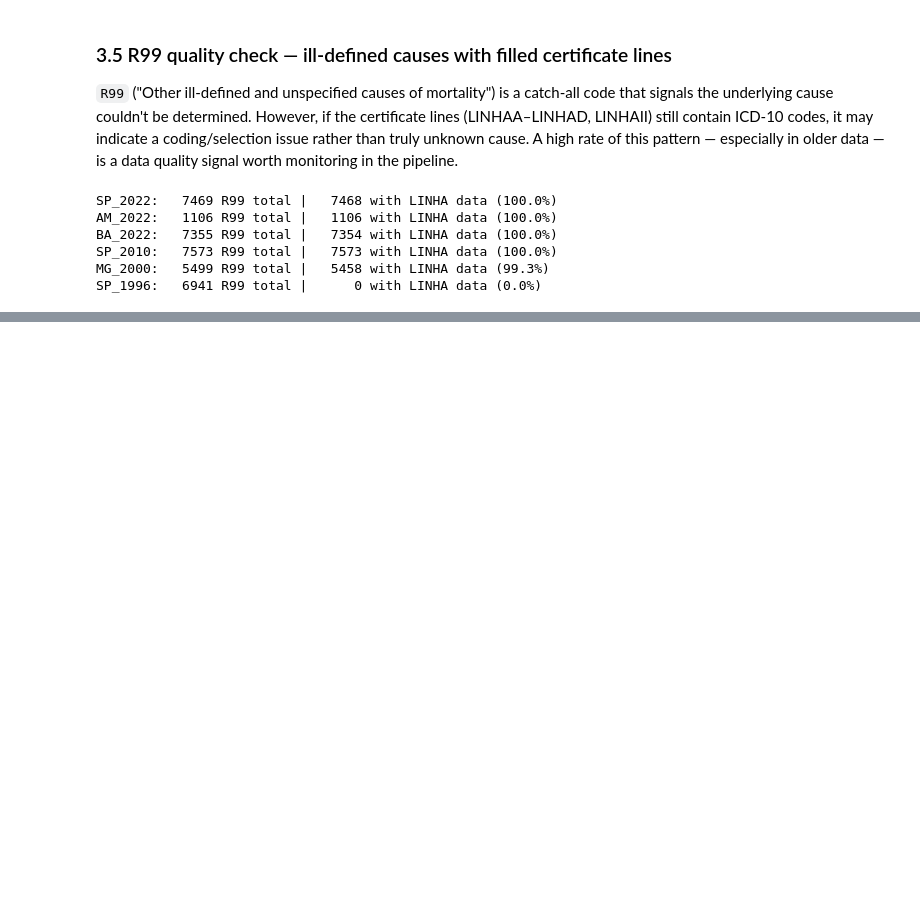
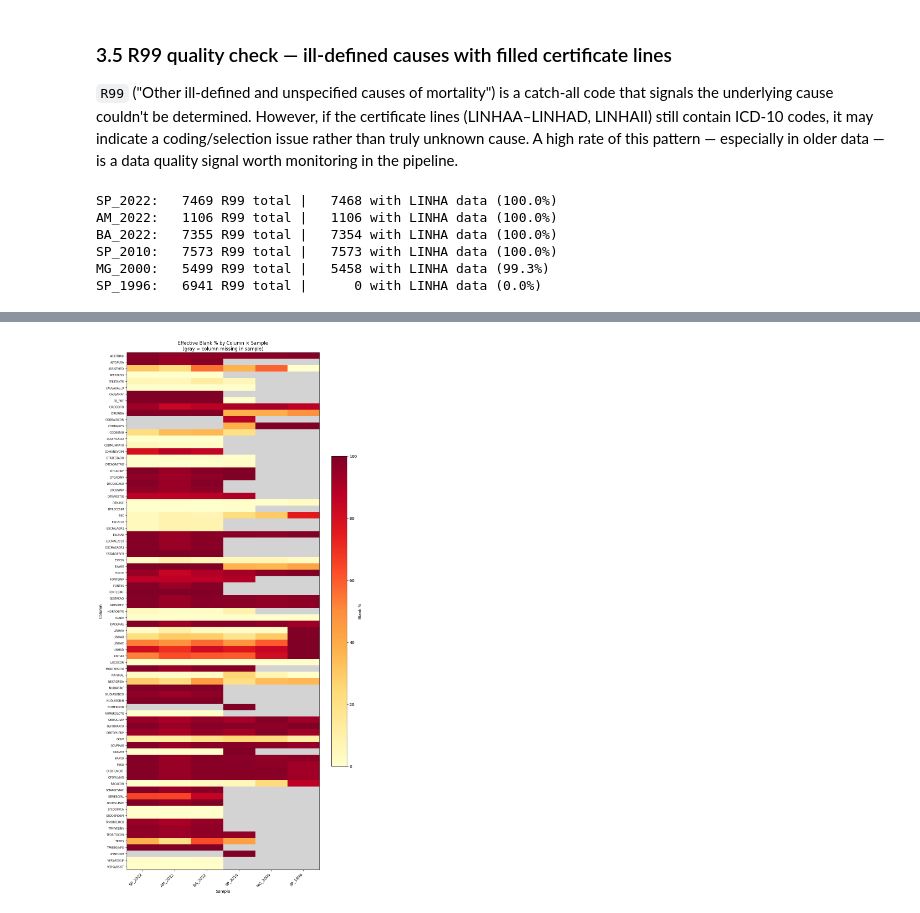
Before and after one commit to RenanGroot/datasus-ai-quality-gate, a Jupyter notebook: notebooks/ingestion_prototype.ipynb, the cells around one changed output, grey strips where cells are left out. Drawn from its saved outputs; the diff is of its cells as text; code cells hidden in the pictures; blank space fills up the shorter version.

```diff
--- a/notebooks/ingestion_prototype.ipynb
+++ b/notebooks/ingestion_prototype.ipynb
@@ -555,0 +568,47 @@ SP_1996:   6941 R99 total |      0 with LINHA data (0.0%)
+# %%
+# Compute effective blank % (empty + whitespace-only + null) per column per sample
+# Use the union of all columns across samples
+all_cols = sorted(set().union(*(d.columns for d in dataframes.values())))
+
+blank_pct = pd.DataFrame(index=all_cols, columns=list(dataframes.keys()), dtype=float)
+
+for name, d in dataframes.items():
+    total = len(d)
+    for col in all_cols:
+        if col not in d.columns:
+            blank_pct.loc[col, name] = np.nan  # column doesn't exist in this sample
+        else:
+            is_null = d[col].isnull()
+            is_blank = d[col].astype(str).str.strip() == ""
+            effective_blank = (is_null | is_blank).sum()
+            blank_pct.loc[col, name] = effective_blank / total * 100
+
+# Show summary: how many columns are >50% blank per sample
+print("Columns with >50% effective blanks per sample:")
+print((blank_pct > 50).sum())
+print(f"\nTotal columns across all samples: {len(all_cols)}")
+# %%
+# Heatmap: blank % by column x sample
+# Filter to columns that have at least some blanks in at least one sample (skip always-0 cols)
+has_blanks = blank_pct.loc[(blank_pct > 0).any(axis=1)].copy()
+
+fig, ax = plt.subplots(figsize=(10, max(8, len(has_blanks) * 0.25)))
+
+cmap = matplotlib.colormaps["YlOrRd"].copy()
+cmap.set_bad(color="lightgray")  # NaN = column missing → gray
+
+im = ax.imshow(has_blanks.values.astype(float), aspect="auto", cmap=cmap, vmin=0, vmax=100)
+
+ax.set_xticks(range(len(has_blanks.columns)))
+ax.set_xticklabels(has_blanks.columns, rotation=45, ha="right")
+ax.set_yticks(range(len(has_blanks.index)))
+ax.set_yticklabels(has_blanks.index, fontsize=7)
+ax.set_xlabel("Sample")
+ax.set_ylabel("Column")
+ax.set_title("Effective Blank % by Column × Sample\n(gray = column missing in sample)")
+
+plt.colorbar(im, ax=ax, label="Blank %", shrink=0.6)
+plt.tight_layout()
+plt.show()
+# %% [output]
+[figure, added]
```
Also changed, not shown: parts of 14 cells of this notebook.
